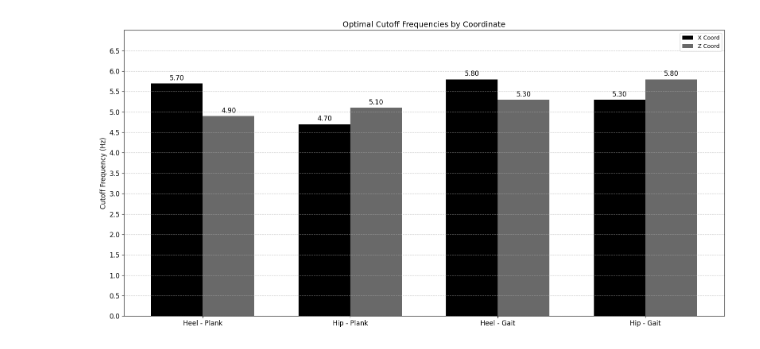
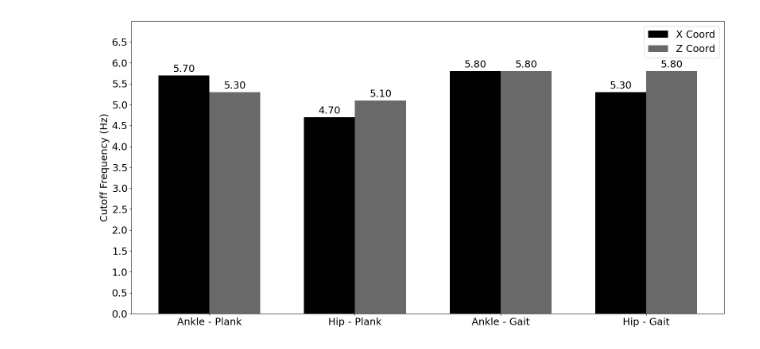
Before and after one commit to magictoene/Biomechanics, a Jupyter notebook: residualAnalysis.ipynb, the cells around one changed output. Drawn from its saved outputs; the diff is of its cells as text; code cells hidden in the pictures.

```diff
--- a/residualAnalysis.ipynb
+++ b/residualAnalysis.ipynb
@@ -187,9 +187,9 @@ Calculated Optimal Cutoff Frequency: 5.30 Hz
 # Value = [Cutoff Frequency for X Coord, Cutoff Frequency for Z Coord]
 
 CUTOFF_DATA = {
-    "Heel - Plank": [5.70, 4.90],
+    "Ankle - Plank": [5.70, 5.30],
     "Hip - Plank": [4.70, 5.10],
-    "Heel - Gait": [5.80, 5.30],
+    "Ankle - Gait": [5.80, 5.80],
     "Hip - Gait": [5.30, 5.80]
 }
 
@@ -226,38 +226,39 @@ rects_Z = ax.bar(x + bar_width/2, coord_Z_data, bar_width, label=COORD_LABELS[1]
 # --- Customize Plot ---
 
 # Y-Axis Setup
-ax.set_ylabel('Cutoff Frequency (Hz)', fontsize=12)
+ax.set_ylabel('Cutoff Frequency (Hz)', fontsize=18)
 ax.set_ylim(0, 7.0)
 ax.set_yticks(np.arange(0, 7.0, 0.5))
 # Add this line to increase the font size of the tick labels (the numbers)
-ax.tick_params(axis='y', labelsize=12)
+ax.tick_params(axis='y', labelsize=18)
 
 # X-Axis Setup
 # ax.set_xlabel('Anatomical Point', fontsize=12)
 ax.set_xticks(x)
-ax.set_xticklabels(categories, fontsize=12)
+ax.set_xticklabels(categories, fontsize=18)
 
 # Add a title and legend
-ax.set_title('Optimal Cutoff Frequencies by Coordinate', fontsize=14)
-ax.legend()
+# ax.set_title('Optimal Cutoff Frequencies by Coordinate', fontsize=14)
+ax.legend(fontsize=18)
 ax.grid(axis='y', linestyle='--', alpha=0.7)
 
 # Optional: Add the frequency value on top of each bar for clarity
 def autolabel(rects):
     """Attach a text label above each bar in *rects*, displaying its height."""
     for rect in rects:
         height = rect.get_height()
         ax.annotate(f'{height:.2f}',
                     xy=(rect.get_x() + rect.get_width() / 2, height),
                     xytext=(0, 3),  # 3 points vertical offset
                     textcoords="offset points",
                     ha='center', va='bottom',
-                    fontsize=12)
+                    fontsize=18)
 
 autolabel(rects_X)
 autolabel(rects_Z)
 
 plt.tight_layout()
+plt.grid(False)
 plt.show()
 # %% [output]
-[figure, old version]
+[figure, new version]
```
Also changed, not shown: parts of 1 cell of this notebook, 2 other files.
